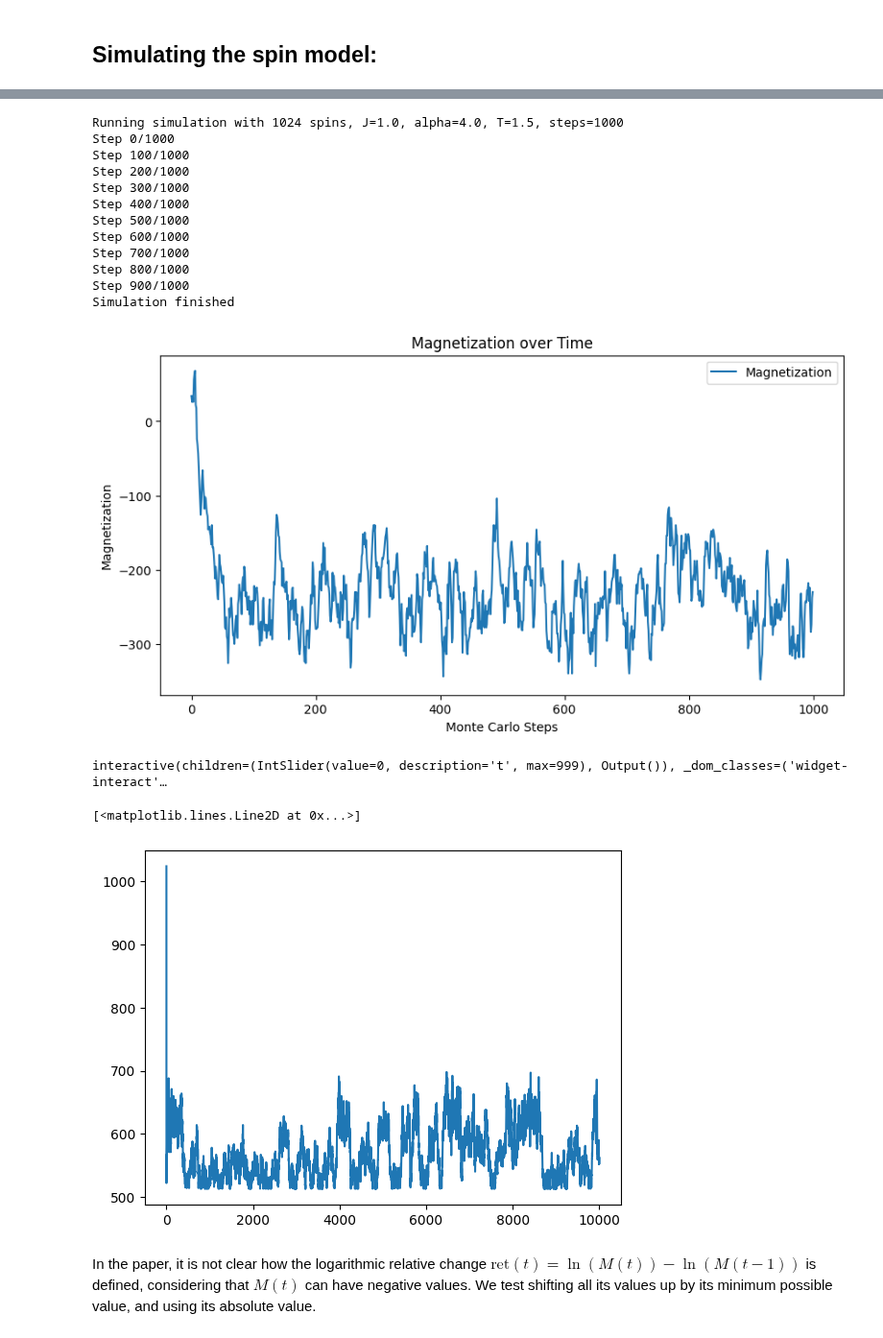
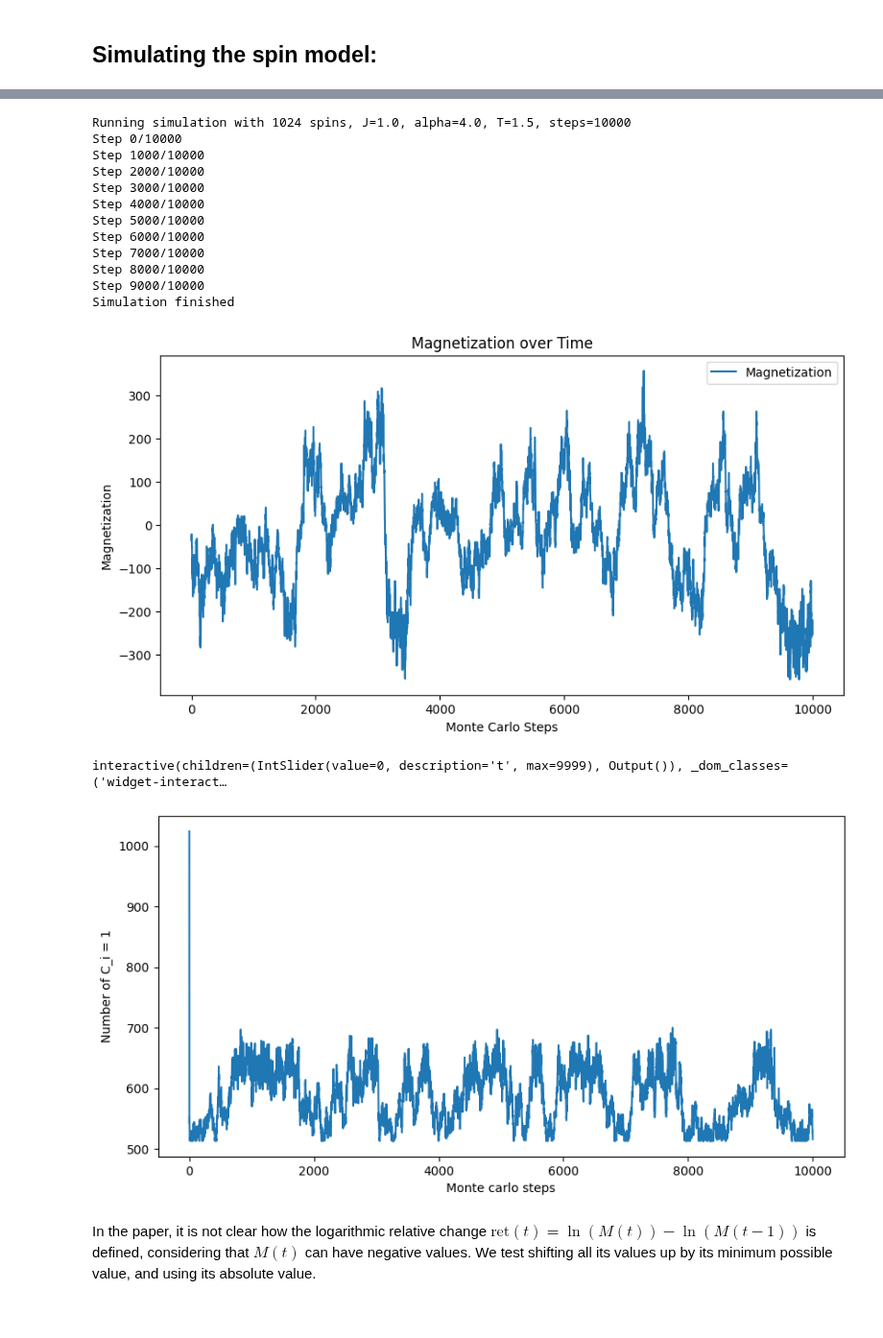
Before and after one commit to eghirardo/ising-markets, a Jupyter notebook: Code/Bornholdt.ipynb, the cells around one changed output, grey strips where cells are left out. Shown at 96% size. Cells and saved outputs as stored; diff of their text form; code cells hidden in the pictures.

Commit message:
ran some simulations

```diff
--- a/Code/Bornholdt.ipynb
+++ b/Code/Bornholdt.ipynb
@@ -57,31 +57,34 @@ interactive(children=(IntSlider(value=0, description='t', max=999), Output()), _
 # %%
 # Running the simulation
 model = LatticeSpinMarketModel(side=side, dim=dim, params=parameters, T=T,  local_field_func=bornholdt_field, strategy_update_func=bornholdt_update_strategy, initial_strategy=strategies)
-spin_series = model.run_simulation(steps=1000, verbose=True)
+spin_series = model.run_simulation(steps=10000, verbose=True)
 model.plot_magnetization()
 model.plot_lattice(interactive=True)
 # %% [output]
-Running simulation with 1024 spins, J=1.0, alpha=4.0, T=1.5, steps=1000
-Step 0/1000
-Step 100/1000
-Step 200/1000
-Step 300/1000
-Step 400/1000
-Step 500/1000
-Step 600/1000
-Step 700/1000
-Step 800/1000
-Step 900/1000
+Running simulation with 1024 spins, J=1.0, alpha=4.0, T=1.5, steps=10000
+Step 0/10000
+Step 1000/10000
+Step 2000/10000
+Step 3000/10000
+Step 4000/10000
+Step 5000/10000
+Step 6000/10000
+Step 7000/10000
+Step 8000/10000
+Step 9000/10000
 Simulation finished
-[figure, old version]
+[figure, new version]
-interactive(children=(IntSlider(value=0, description='t', max=999), Output()), _dom_classes=('widget-interact'…
+interactive(children=(IntSlider(value=0, description='t', max=9999), Output()), _dom_classes=('widget-interact…
 # %%
 model.strategy_list
 ones = [np.count_nonzero(strategy['C'] == 1) for strategy in model.strategy_list]
+plt.figure(figsize=(10, 5))
 plt.plot(ones, label='ones')
+plt.xlabel('Monte carlo steps')
+plt.ylabel('Number of C_i = 1')
+plt.show()
 # %% [output]
-[<matplotlib.lines.Line2D at 0x...>]
-[figure, old version]
+[figure, new version]
 # %%
 # pickle.dump(model, open("bornholdt_model.pkl", "wb"))
 # %%
```
Also changed, not shown: parts of 5 cells of this notebook.
